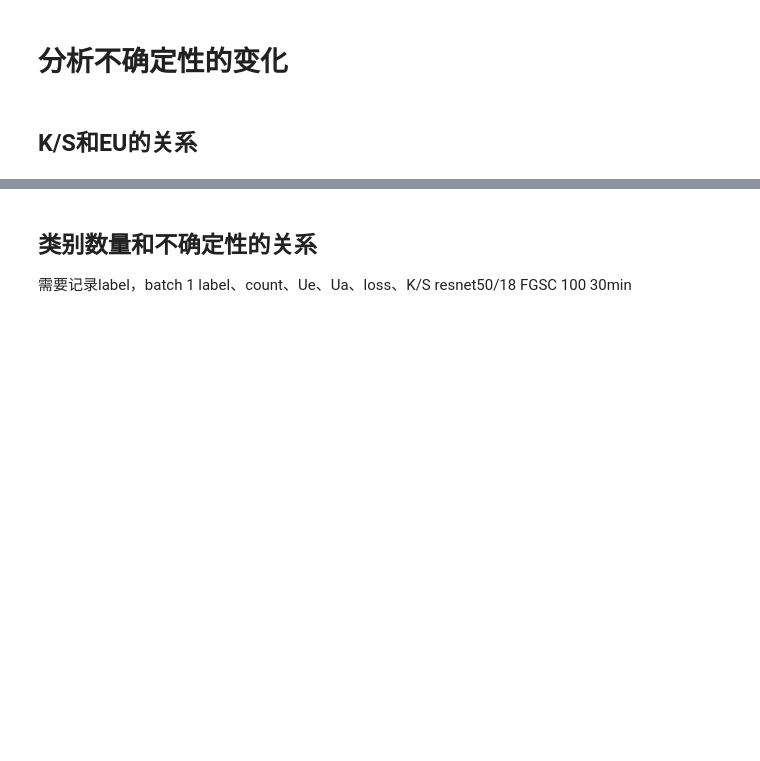
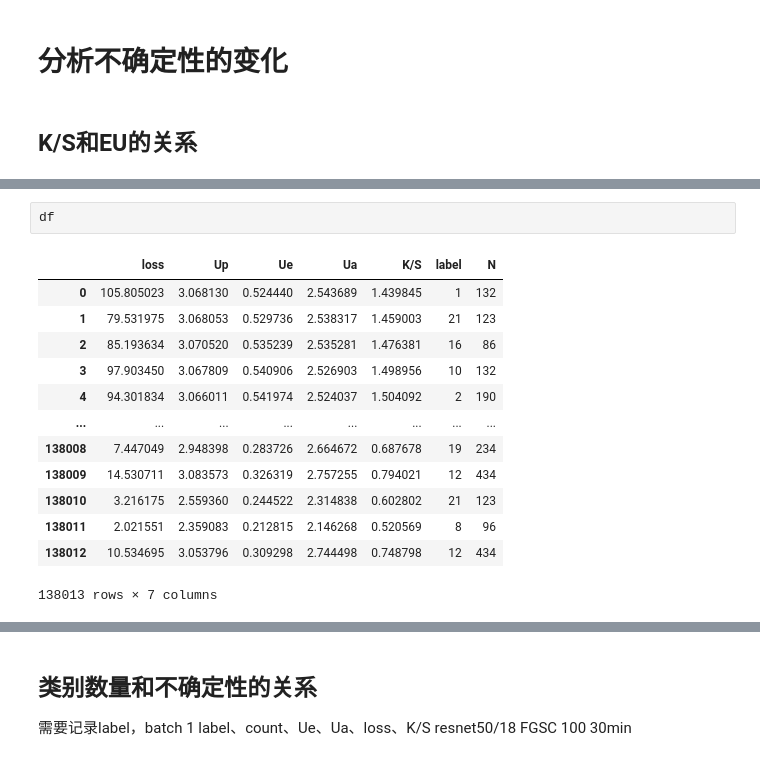
Before and after one commit to asker9527/LT-Uncertainty, a Jupyter notebook: dongtai.ipynb, the cells around one changed output, grey strips where cells are left out. Cells and saved outputs as stored; diff of their text form; blank space fills up the shorter version.

```diff
--- a/dongtai.ipynb
+++ b/dongtai.ipynb
@@ -158,3 +162,19 @@ Ua      0.957342  0.092897  0.952671  0.489220  0.532565  1.000000
+# %%
+df
+# %% [output]
+|  | loss | Up | Ue | Ua | K/S | label | N |
+| 0 | 105.805023 | 3.068130 | 0.524440 | 2.543689 | 1.439845 | 1 | 132 |
+| 1 | 79.531975 | 3.068053 | 0.529736 | 2.538317 | 1.459003 | 21 | 123 |
+| 2 | 85.193634 | 3.070520 | 0.535239 | 2.535281 | 1.476381 | 16 | 86 |
+| 3 | 97.903450 | 3.067809 | 0.540906 | 2.526903 | 1.498956 | 10 | 132 |
+| 4 | 94.301834 | 3.066011 | 0.541974 | 2.524037 | 1.504092 | 2 | 190 |
+| ... | ... | ... | ... | ... | ... | ... | ... |
+| 138008 | 7.447049 | 2.948398 | 0.283726 | 2.664672 | 0.687678 | 19 | 234 |
+| 138009 | 14.530711 | 3.083573 | 0.326319 | 2.757255 | 0.794021 | 12 | 434 |
+| 138010 | 3.216175 | 2.559360 | 0.244522 | 2.314838 | 0.602802 | 21 | 123 |
+| 138011 | 2.021551 | 2.359083 | 0.212815 | 2.146268 | 0.520569 | 8 | 96 |
+| 138012 | 10.534695 | 3.053796 | 0.309298 | 2.744498 | 0.748798 | 12 | 434 |
+138013 rows × 7 columns
 # %%
 import seaborn as sns
 import matplotlib.pyplot as plt
```
Also changed, not shown: parts of 17 cells of this notebook, 5 other files.
